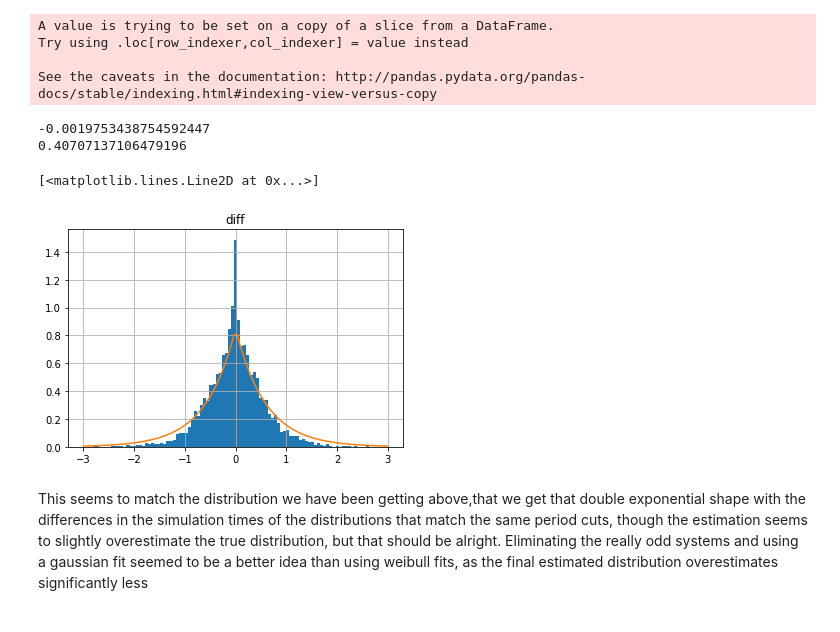
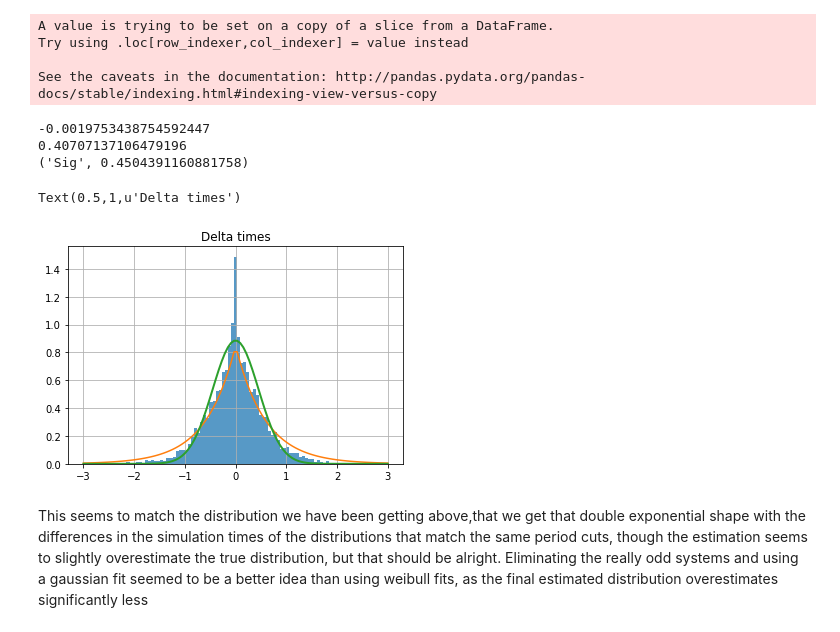
Before and after one commit to dtamayo/MLstability, a Jupyter notebook: Analysis/MCMC_Analysis/ConvolvingTest_New.ipynb, the cells around one changed output. Saved outputs shown, nothing was run; the diff lists cells and outputs as text; code cells hidden in the pictures.

Commit message:
System 2364

```diff
--- a/Analysis/MCMC_Analysis/ConvolvingTest_New.ipynb
+++ b/Analysis/MCMC_Analysis/ConvolvingTest_New.ipynb
@@ -71,7 +71,7 @@ print x[:10]
 #Analytically over each of the mu;s, how to combine the sigmas?
 #try with the first 100
 trial = 10 #how many to test it with
-max_sigma = 0.6 #the center, used to define bins
+max_sigma = mu_fit #the center, used to define bins
 increments = 150 # how fine does the convoltion have to be?
 #bins = np.linspace(0, 1.5, 20)
 
@@ -227,30 +227,36 @@ See the caveats in the documentation: http://pandas.pydata.org/pandas-docs/stabl
 # %%
 #print len(np.where(reduced_systems==-np.inf)[0])
 #print np.where(reduced_systems ==-np.inf)
 #print reduced_systems["diff"].min()
 #print reduced_systems["diff"].max()
 bins = np.linspace(-3,3,100)
 
-reduced_systems.hist("diff", bins = bins, normed = 1)
+reduced_systems.hist("diff", bins = bins, normed = 1, alpha = 0.75)
 
 
 fit1, fit2 =laplace.fit(reduced_systems["diff"].values)
 print fit1
 print fit2
 #plot with it actually centered at zero
 #, as any other value should be just due to noise
 #if this was not the case, it would mean one end of the
 #distribution is  more prefered
 rv =laplace(loc = 0, scale = fit2)
 #loc should be zero, since this should be symmetric about t = 0
 #plt.figure(figsize=(12, 10))
 #plt.plot(bins, rv.pdf(bins))
 rv2=laplace(loc=0, scale=popt[1])
 plt.plot(bins, rv2.pdf(bins))
+mu_fit, sig_fit =  norm.fit(valid_gaus_params["Sigma"].values)
+print( "Sig", mu_fit)
+sig_plot = norm.pdf(bins, 0, mu_fit)
+plt.plot(bins, sig_plot, linewidth = 2)
+plt.title("Delta times")
 # %% [output]
 -0.0019753438754592447
 0.40707137106479196
+('Sig', 0.4504391160881758)
-[<matplotlib.lines.Line2D at 0x...>]
+Text(0.5,1,u'Delta times')
-[figure, old version]
+[figure, new version]
 # %% [markdown]
 This seems to match the distribution we have been getting above,that we get that double exponential shape with the differences in the simulation times of the distributions that match the same period cuts, though the estimation seems to slightly overestimate the true distribution, but that should be alright. Eliminating the really odd systems and using a gaussian fit seemed to be a better idea than using weibull fits, as the final estimated distribution overestimates significantly less
```
Also changed, not shown: parts of 3 cells of this notebook, 4 other files.
